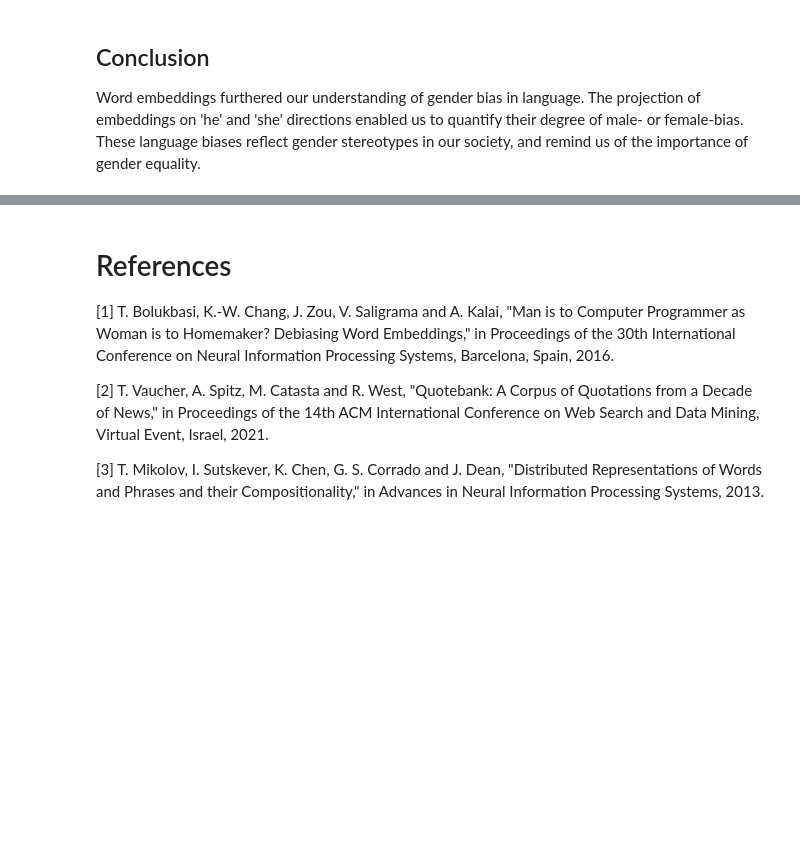
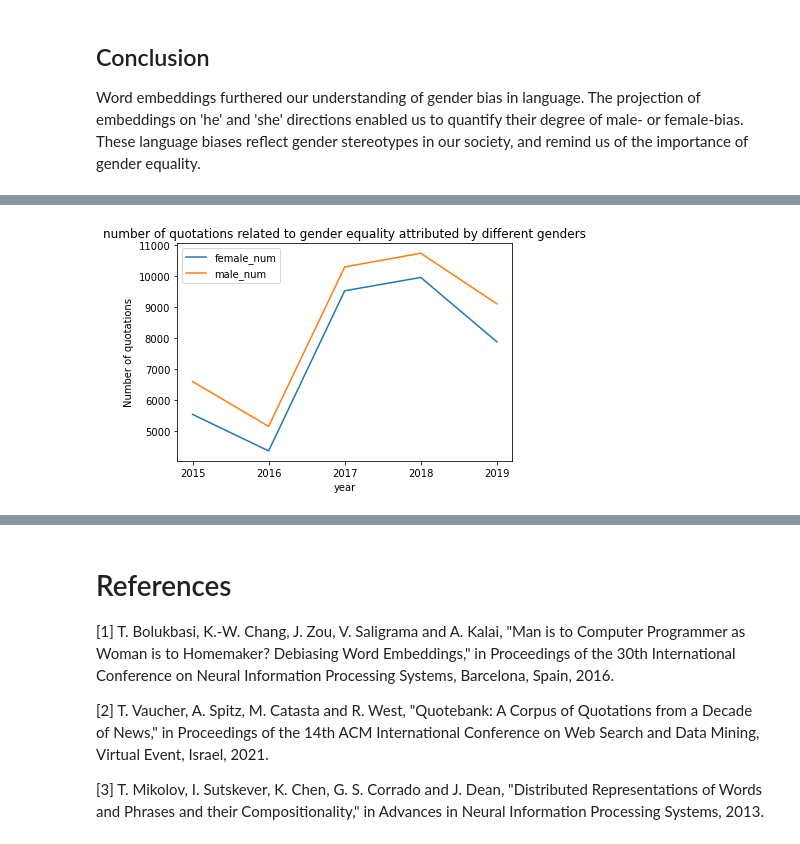
Before and after one commit to Yuxing0610/Gender_Bias_Analysis, a Jupyter notebook: data_analysis_final.ipynb, the cells around one changed output, grey strips where cells are left out. Drawn from its saved outputs; the diff is of its cells as text; code cells hidden in the pictures; blank space fills up the shorter version.

```diff
--- a/data_analysis_final.ipynb
+++ b/data_analysis_final.ipynb
@@ -1089,0 +1411,9 @@ Word embeddings furthered our understanding of gender bias in language. The proj
+# %%
+sns.lineplot(x="year", y="gender_female_num", data=new_df, label = 'female_num')
+sns.lineplot(x="year", y="gender_male_num", data=new_df, label = 'male_num')
+plt.title("number of quotations related to gender equality attributed by different genders")
+plt.ylabel("Number of quotations")
+plt.legend(loc='upper left')
+plt.show()
+# %% [output]
+[figure, added]
```
Also changed, not shown: parts of 23 cells of this notebook.
